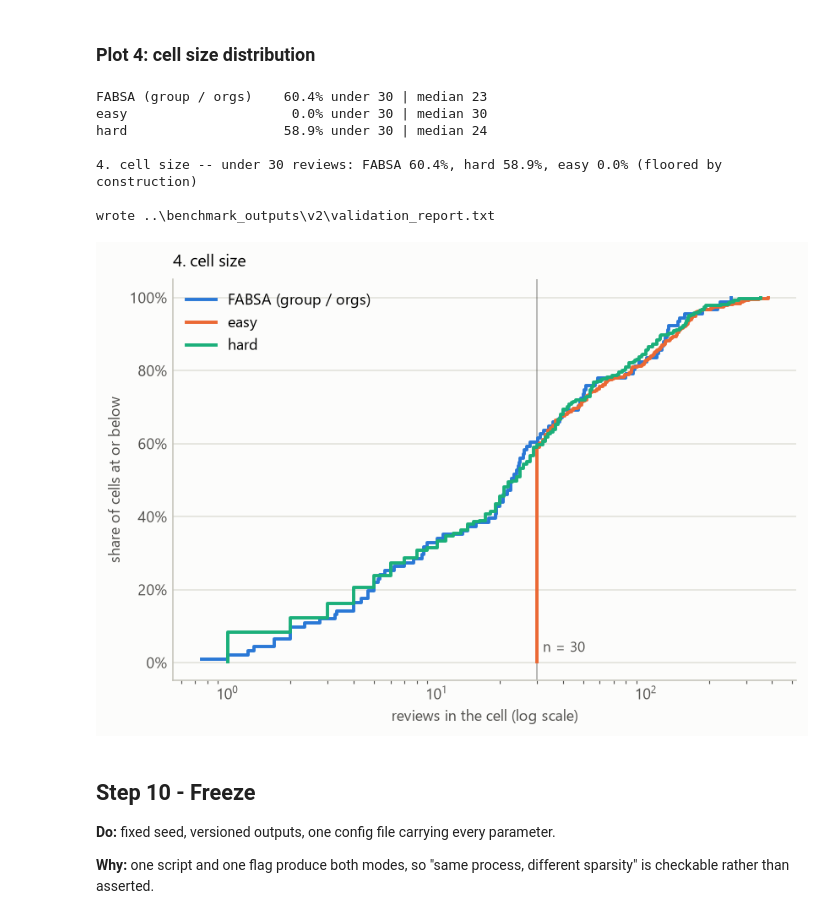
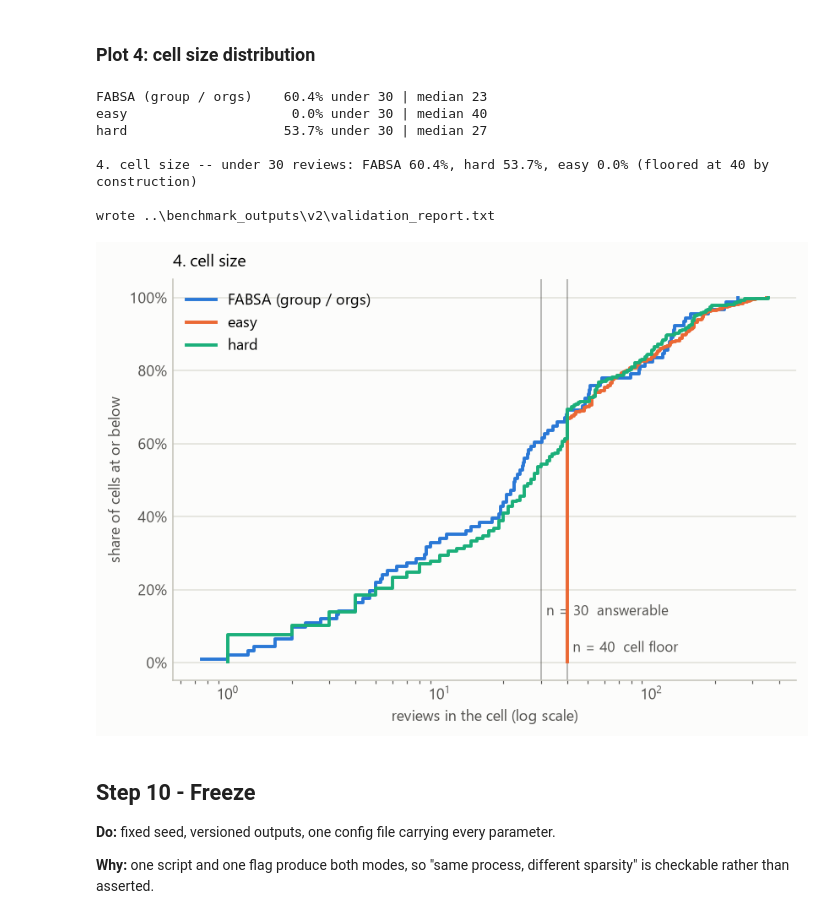
Before and after one commit to zhenyenchan/msc-cx-agent-bench, a Jupyter notebook: notebooks/data_generation_v2.ipynb, the cells around one changed output. Saved outputs shown, nothing was run; the diff lists cells and outputs as text; code cells hidden in the pictures.

Commit message:
validate datasets against tasks

```diff
--- a/notebooks/data_generation_v2.ipynb
+++ b/notebooks/data_generation_v2.ipynb
@@ -22,16 +26,13 @@ attributable to sparsity alone.
 # %%
-import itertools
-from collections import namedtuple
-from pathlib import Path
-
-import pandas as pd, numpy as np
-
 VERSION = "v2"
 SEED    = 29
 PREVIEW = "hard"        # both datasets are always built; this only picks the one shown
                         # in the preview cells and the recovery chart: "easy" | "hard"
 
-MIN_REVIEWS = 30              # Easy floor; also the threshold a question needs to be answerable
+MIN_REVIEWS = 30              # the threshold a question needs to clear to be answerable
+MIN_CELL    = 40              # minimum cell size: every Easy cell, and the two cells carrying a
+                              # planted null in either mode. Set clear of MIN_REVIEWS so a cell
+                              # that must be usable is never sitting on the threshold itself.
 DROP_RATE   = 0.10            # Hard only: chance an org loses an aspect its industry has (step 5)
 SIZE_JITTER = (0.6, 1.4)      # cell size resamples FABSA's volume within this band (step 6)
 NEG_LIMITS  = (0.02, 0.95)    # a planted negative rate is kept inside this range (step 4)
@@ -130,7 +130,7 @@ speed                     0.715     0.283    0.002
 inside a question and stay identical across regenerations.
 # %%
 ORGS = {
-    "Banking":                ["Northcrest Bank", "Halden Savings", "Vantor Financial", "Kestrel Bank"],
+    "Banking":                ["Northeast Bank", "Halden Savings", "Vanter Financial", "Kestrel Bank"],
     "Consulting":             ["Merrow & Pike", "Alderline Advisory", "Castellan Partners"],
     "Fashion":                ["Vella & Co", "Northerly", "Marbrook", "Sable Row"],
     "Groceries":              ["Freshbury", "Larkmead Market", "Oakpan Grocers"],
@@ -406,7 +435,8 @@ def build_cells(mode, seed=SEED):
         split    = sentiment_split(industry, aspect)
         negative = PLANTED_RATE[org, aspect]
         share    = (1 - negative) / (split["positive"] + split["neutral"])
-        size     = cell_size(industry, aspect, mode, rng)
+        is_null  = planted_null(industry, org, aspect)
+        size     = cell_size(industry, aspect, mode, rng, protected=is_null)
         drawn    = rng.multinomial(size, [split["positive"] * share, negative,
                                           split["neutral"] * share])
         rows.append({"industry": industry, "org": org, "child_aspect": aspect,
@@ -415,7 +445,7 @@ def build_cells(mode, seed=SEED):
                      "industry_neg_rate": round(split["negative"], 4),
                      "planted_neg_rate": round(negative, 4),
                      "is_biggest_problem": aspect == worst[org],
-                     "is_planted_null": planted_null(industry, org, aspect),
+                     "is_planted_null": is_null,
                      **{s: int(n) for s, n in zip(SENTIMENTS, drawn)}})
     cells = pd.DataFrame(rows)
     cells["observed_neg_rate"] = (cells.negative / cells.n_reviews).round(4)
@@ -535,8 +617,9 @@ print(split.round(1).to_string())
 findings.append(f"1. sentiment split -- negative: FABSA {split.FABSA.negative:.1f}%, "
                 f"hard {split.hard.negative:.1f}%, easy {split.easy.negative:.1f}% | "
                 f"largest gap hard {gaps['hard']:.1f}pp, easy {gaps['easy']:.1f}pp. Easy runs "
-                f"negative-heavy because its {MIN_REVIEWS}-review floor lifts the thin aspects, "
-                "and the thin aspects are the negative-heavy ones (email, phone, account-access)")
+                f"negative-heavy because its {MIN_CELL}-review cell floor lifts the thin aspects, "
+                "and the thin aspects are the negative-heavy ones (email, phone, account-access). "
+                "The gap scales with MIN_CELL")
 print(f"\n{findings[-1]}")
 # %% [output]
            FABSA  easy  hard
@@ -657,8 +740,10 @@ curves = [("FABSA (group / orgs)", fabsa_cells, REAL),
           ("hard", DATASETS["hard"][1].n_reviews, HARD)]
 
 fig, ax = plt.subplots(figsize=(6.8, 4.4))
-ax.axvline(MIN_REVIEWS, color=INK, lw=1, alpha=.4, zorder=2)
-ax.text(MIN_REVIEWS * 1.07, 0.03, f"n = {MIN_REVIEWS}", fontsize=8.5, color=INK)
+for x, label, ypos in ((MIN_REVIEWS, f"n = {MIN_REVIEWS}  answerable", 0.13),
+                       (MIN_CELL, f"n = {MIN_CELL}  cell floor", 0.03)):
+    ax.axvline(x, color=INK, lw=1, alpha=.4, zorder=2)
+    ax.text(x * 1.06, ypos, label, fontsize=8.5, color=INK)
 for name, values, colour in curves:
     x, y = ecdf(values)
     ax.step(x, y, where="post", color=colour, lw=2, label=name, zorder=3)
@@ -673,42 +758,45 @@ thin = {name: float((np.asarray(v, dtype=float) < MIN_REVIEWS).mean()) for name,
 print(pd.Series({n: f"{thin[n]:.1%} under {MIN_REVIEWS} | median {np.median(v):.0f}"
                  for n, v, _ in curves}).to_string())
 findings.append(f"4. cell size -- under {MIN_REVIEWS} reviews: "
                 f"FABSA {thin['FABSA (group / orgs)']:.1%}, hard {thin['hard']:.1%}, "
-                f"easy {thin['easy']:.1%} (floored by construction)")
+                f"easy {thin['easy']:.1%} (floored at {MIN_CELL} by construction)")
 print(f"\n{findings[-1]}")
 
 # ---- the guards behind the four figures ---------------------------------------------------
-# Hard is held tight to FABSA; Easy is allowed a wider sentiment band because its review floor
-# necessarily lifts the thin, negative-heavy aspects. Both are bounded so a regression still trips.
+# Hard is held tight to FABSA. Easy gets a wider sentiment band because its cell floor necessarily
+# lifts the thin, negative-heavy aspects -- the drift scales with MIN_CELL, so the bound is set
+# above the value that floor currently produces, not at zero. Both are bounded so a real
+# regression still trips.
 easy_cells, hard_cells = DATASETS["easy"][1], DATASETS["hard"][1]
 retained = len(hard_cells) / len(easy_cells)
 assert holes["hard"] == holes["FABSA"], "hard's missing groups no longer match FABSA's"
 assert not holes["easy"], "easy is meant to fill the whole frame"
 assert gaps["hard"] < 2, f"hard moved the sentiment split by {gaps['hard']:.1f}pp"
-assert gaps["easy"] < 8, f"easy's floor drift grew to {gaps['easy']:.1f}pp"
+assert gaps["easy"] < 10, f"easy's floor drift grew to {gaps['easy']:.1f}pp"
 assert abs(thin["hard"] - thin["FABSA (group / orgs)"]) < 0.10, "hard no longer tracks FABSA's sizes"
 assert 0.60 <= retained <= 0.75, f"retention {retained:.1%} outside the 60-75% target"
 assert thin["hard"] > 0.05, "hard has almost no thin cells -- it is not meaningfully sparser"
 for mode, (_, cells) in DATASETS.items():
     pairs = cells[cells.is_planted_null].groupby(["industry", "child_aspect"]).agg(
         orgs=("org", "nunique"), rates=("planted_neg_rate", "nunique"))
     assert pairs.orgs.eq(2).all() and pairs.rates.eq(1).all(), f"{mode}: a planted null broke"
 
-findings.insert(0, f"dataset generation {VERSION} | seed {SEED} | drop_rate {DROP_RATE}\n")
+findings.insert(0, f"dataset generation {VERSION} | seed {SEED} | drop_rate {DROP_RATE} | "
+                   f"min_reviews {MIN_REVIEWS} | min_cell {MIN_CELL}\n")
 findings.append(f"\ncells retained {len(hard_cells)}/{len(easy_cells)} = {retained:.1%} "
                 f"(target 60-75%) | reviews {len(DATASETS['hard'][0]):,} hard vs "
                 f"{len(DATASETS['easy'][0]):,} easy vs {len(FABSA):,} FABSA")
 (OUT_DIR / "validation_report.txt").write_text("\n".join(findings) + "\n")
 print(f"\nwrote {OUT_DIR / 'validation_report.txt'}")
 # %% [output]
 FABSA (group / orgs)    60.4% under 30 | median 23
-easy                     0.0% under 30 | median 30
-hard                    58.9% under 30 | median 24
+easy                     0.0% under 30 | median 40
+hard                    53.7% under 30 | median 27
 
-4. cell size -- under 30 reviews: FABSA 60.4%, hard 58.9%, easy 0.0% (floored by construction)
+4. cell size -- under 30 reviews: FABSA 60.4%, hard 53.7%, easy 0.0% (floored at 40 by construction)
 
 wrote ..\benchmark_outputs\v2\validation_report.txt
-[figure, old version]
+[figure, new version]
 # %% [markdown]
 ## Step 10 - Freeze
 
```
Also changed, not shown: parts of 15 cells of this notebook.
